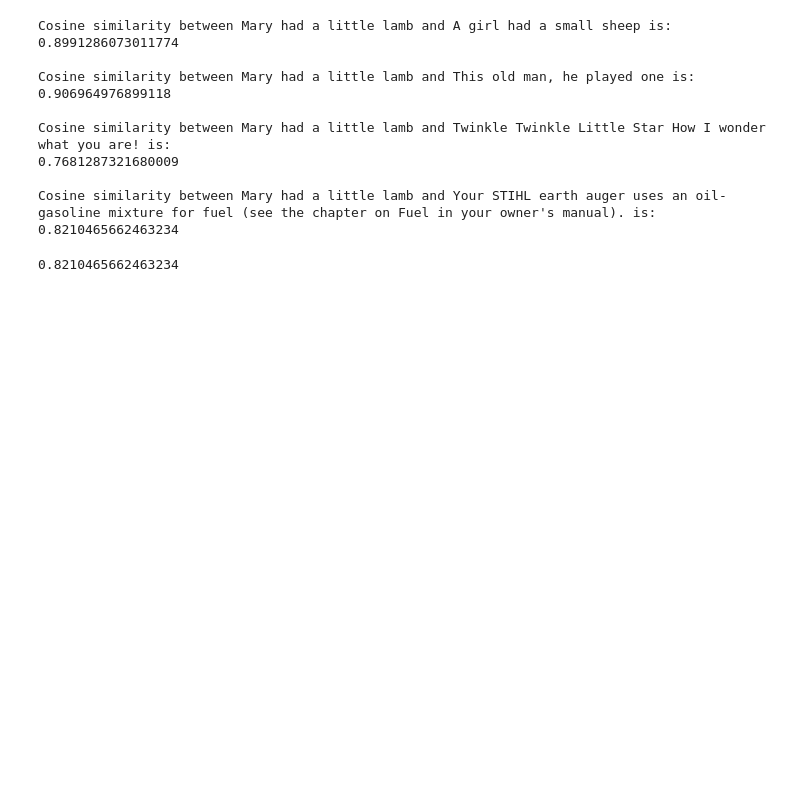
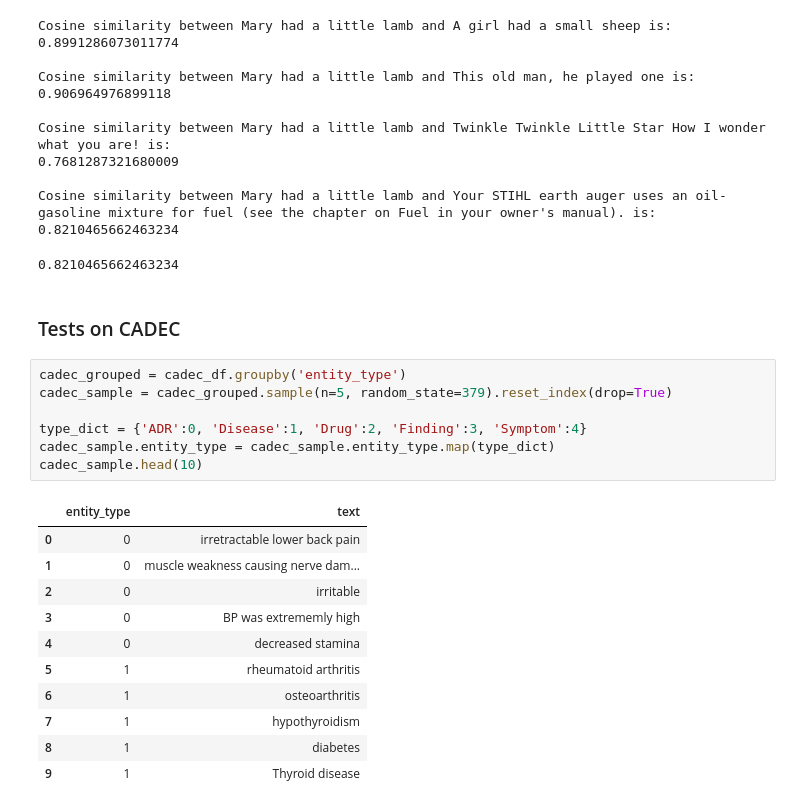
Before and after one commit to Bognanna/LLM-NER-metrics, a Jupyter notebook: notebooks/short_text_embeddings.ipynb, the cells around one changed output. Drawn from its saved outputs; the diff is of its cells as text; blank space fills up the shorter version.

```diff
--- a/notebooks/short_text_embeddings.ipynb
+++ b/notebooks/short_text_embeddings.ipynb
@@ -174,3 +186,24 @@ Cosine similarity between Mary had a little lamb and Twinkle Twinkle Little Star
 Cosine similarity between Mary had a little lamb and Your STIHL earth auger uses an oil-gasoline mixture for fuel (see the chapter on Fuel in your owner's manual). is:
 0.8210465662463234
 0.8210465662463234
+# %% [markdown]
+### Tests on CADEC
+# %%
+cadec_grouped = cadec_df.groupby('entity_type')
+cadec_sample = cadec_grouped.sample(n=5, random_state=379).reset_index(drop=True)
+
+type_dict = {'ADR':0, 'Disease':1, 'Drug':2, 'Finding':3, 'Symptom':4}
+cadec_sample.entity_type = cadec_sample.entity_type.map(type_dict)
+cadec_sample.head(10)
+# %% [output]
+|  | entity_type | text |
+| 0 | 0 | irretractable lower back pain |
+| 1 | 0 | muscle weakness causing nerve dam... |
+| 2 | 0 | irritable |
+| 3 | 0 | BP was extrememly high |
+| 4 | 0 | decreased stamina |
+| 5 | 1 | rheumatoid arthritis |
+| 6 | 1 | osteoarthritis |
+| 7 | 1 | hypothyroidism |
+| 8 | 1 | diabetes |
+| 9 | 1 | Thyroid disease |
```
Also changed, not shown: parts of 4 cells of this notebook.
